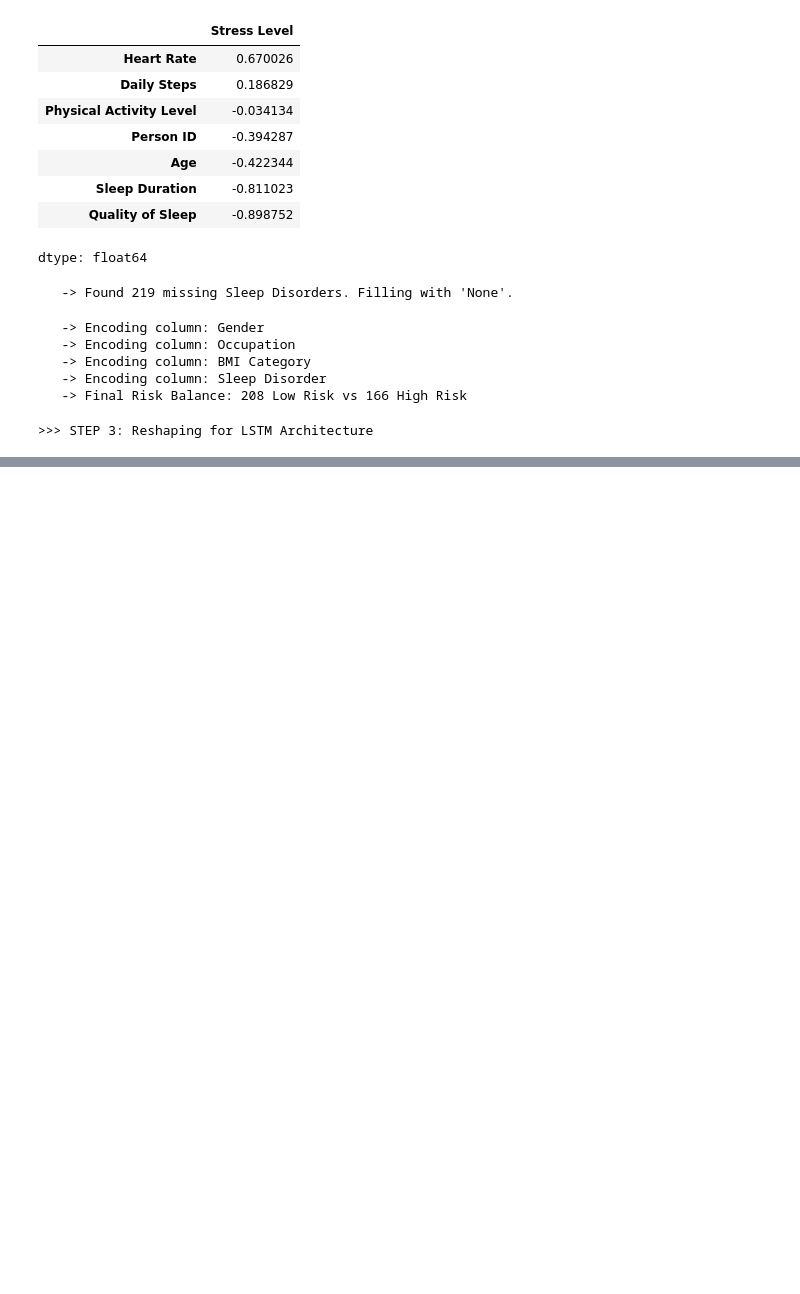
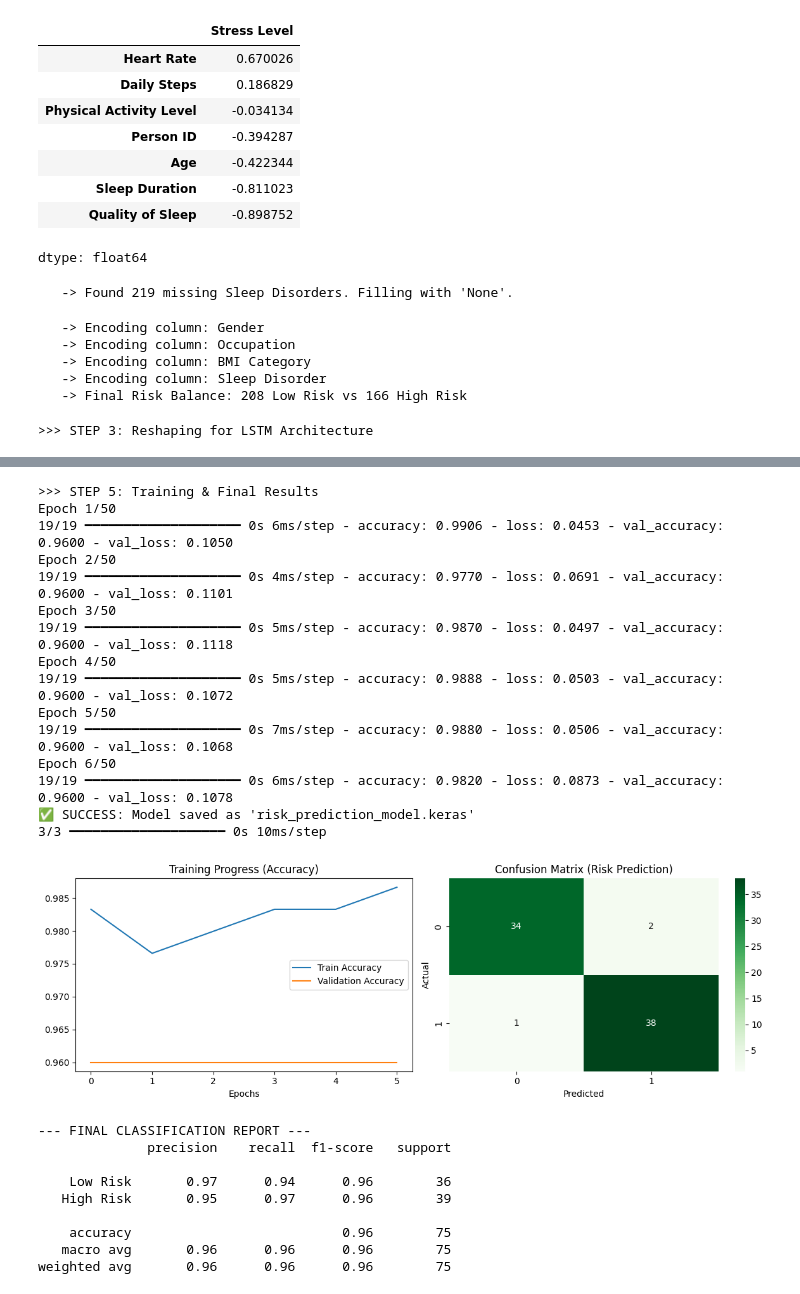
Before and after one commit to Desh2000/y4-research-project, a Jupyter notebook: ml-services/component 2/model.ipynb, the cells around one changed output, grey strips where cells are left out. Saved outputs shown, nothing was run; the diff lists cells and outputs as text; code cells hidden in the pictures; blank space fills up the shorter version.

Commit message:
Implement model arcitecture and model training

```diff
--- a/ml-services/component 2/model.ipynb
+++ b/ml-services/component 2/model.ipynb
@@ -194,0 +236,71 @@ X_train, X_test, y_train, y_test = train_test_split(X_lstm, y, test_size=0.2, ra
+# %%
+# ==========================================
+# 6. TRAINING & RESULTS
+# ==========================================
+print("\n>>> STEP 5: Training & Final Results")
+
+# Early Stopping: Stops training if accuracy stops improving (Saves time).
+stopper = EarlyStopping(monitor='val_loss', patience=5, restore_best_weights=True)
+
+history = model.fit(X_train, y_train,
+                    validation_data=(X_test, y_test),
+                    epochs=50,
+                    batch_size=16,
+                    callbacks=[stopper],
+                    verbose=1)
+
+# Save the Artifact
+model.save('risk_prediction_model.keras')
+print("✅ SUCCESS: Model saved as 'risk_prediction_model.keras'")
+
+# --- VISUALIZATION ---
+# 1. Accuracy Plot
+plt.figure(figsize=(12, 4))
+plt.subplot(1, 2, 1)
+plt.plot(history.history['accuracy'], label='Train Accuracy')
+plt.plot(history.history['val_accuracy'], label='Validation Accuracy')
+plt.title('Training Progress (Accuracy)')
+plt.xlabel('Epochs')
+plt.legend()
+
+# 2. Confusion Matrix
+y_pred = (model.predict(X_test) > 0.5).astype(int)
+cm = confusion_matrix(y_test, y_pred)
+
+plt.subplot(1, 2, 2)
+sns.heatmap(cm, annot=True, fmt='d', cmap='Greens')
+plt.title('Confusion Matrix (Risk Prediction)')
+plt.xlabel('Predicted')
+plt.ylabel('Actual')
+plt.tight_layout()
+plt.show()
+
+# 3. Final Report
+print("\n--- FINAL CLASSIFICATION REPORT ---")
+print(classification_report(y_test, y_pred, target_names=['Low Risk', 'High Risk']))
+# %% [output]
+>>> STEP 5: Training & Final Results
+Epoch 1/50
+19/19 ━━━━━━━━━━━━━━━━━━━━ 0s 6ms/step - accuracy: 0.9906 - loss: 0.0453 - val_accuracy: 0.9600 - val_loss: 0.1050
+Epoch 2/50
+19/19 ━━━━━━━━━━━━━━━━━━━━ 0s 4ms/step - accuracy: 0.9770 - loss: 0.0691 - val_accuracy: 0.9600 - val_loss: 0.1101
+Epoch 3/50
+19/19 ━━━━━━━━━━━━━━━━━━━━ 0s 5ms/step - accuracy: 0.9870 - loss: 0.0497 - val_accuracy: 0.9600 - val_loss: 0.1118
+Epoch 4/50
+19/19 ━━━━━━━━━━━━━━━━━━━━ 0s 5ms/step - accuracy: 0.9888 - loss: 0.0503 - val_accuracy: 0.9600 - val_loss: 0.1072
+Epoch 5/50
+19/19 ━━━━━━━━━━━━━━━━━━━━ 0s 7ms/step - accuracy: 0.9880 - loss: 0.0506 - val_accuracy: 0.9600 - val_loss: 0.1068
+Epoch 6/50
+19/19 ━━━━━━━━━━━━━━━━━━━━ 0s 6ms/step - accuracy: 0.9820 - loss: 0.0873 - val_accuracy: 0.9600 - val_loss: 0.1078
+✅ SUCCESS: Model saved as 'risk_prediction_model.keras'
+3/3 ━━━━━━━━━━━━━━━━━━━━ 0s 10ms/step
+[figure, added]
+--- FINAL CLASSIFICATION REPORT ---
+              precision    recall  f1-score   support
+
+    Low Risk       0.97      0.94      0.96        36
+   High Risk       0.95      0.97      0.96        39
+
+    accuracy                           0.96        75
+   macro avg       0.96      0.96      0.96        75
+weighted avg       0.96      0.96      0.96        75
```
Also changed, not shown: parts of 1 cell of this notebook.
